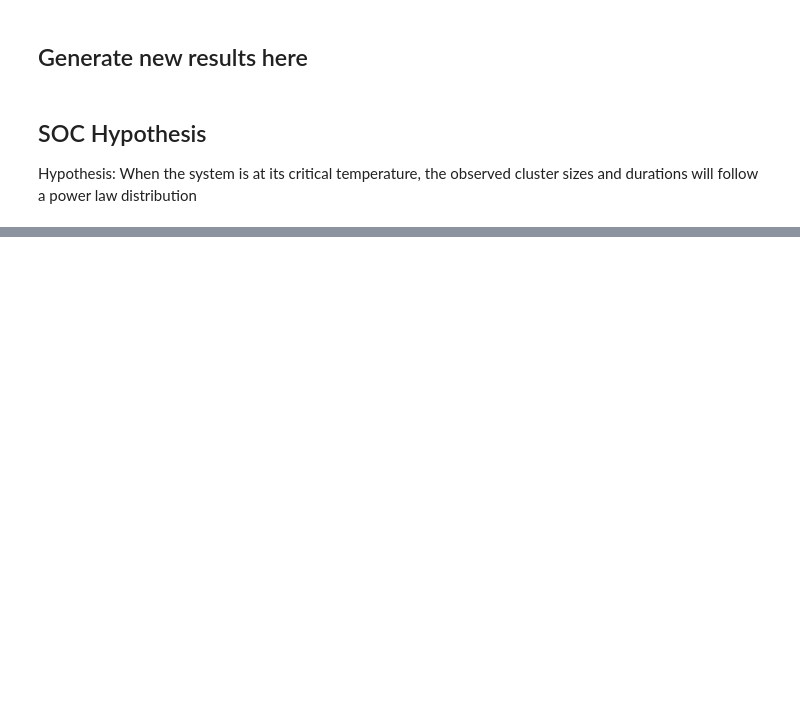
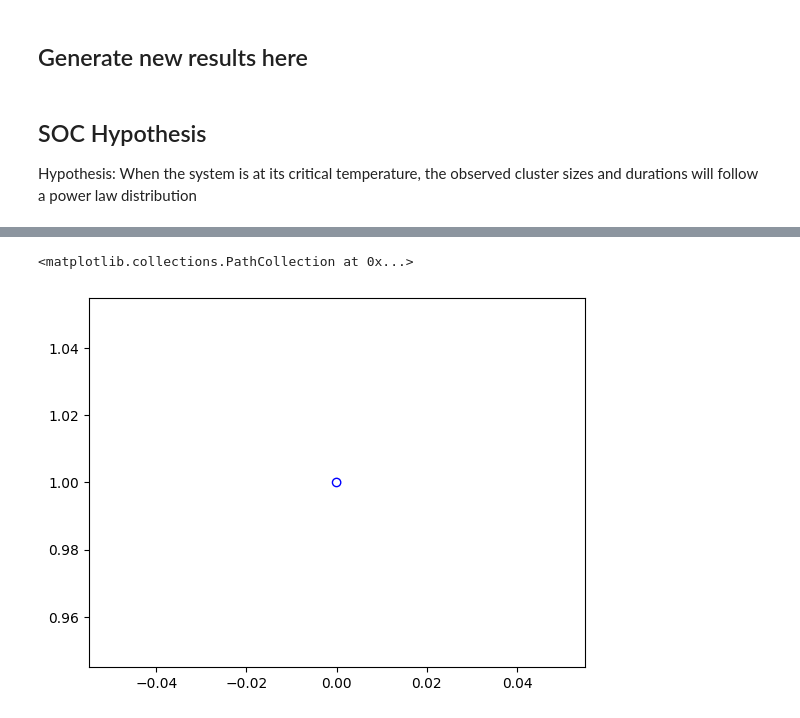
Before and after one commit to jonas4climate/opinion-formation-complexity, a Jupyter notebook: opinion_formation.ipynb, the cells around one changed output, grey strips where cells are left out. Cells and saved outputs as stored; diff of their text form; code cells hidden in the pictures; blank space fills up the shorter version.

```diff
--- a/opinion_formation.ipynb
+++ b/opinion_formation.ipynb
@@ -66,5 +65,5 @@ model.plot_opinion_grid_at_time_t(data,5) # This creates a video in the folder f
 # %%
-opinions = data['opinions'][5].copy()
+opinions = data_copy['opinions'][5].copy()
 opinions[opinions == 1] = 0
 opinions[opinions == -1] = 1
 print(opinions)
@@ -111,4 +108,8 @@ Unique values and counts [0. 1. 2.] [ 1 17  2]
 # %%
 # Step 6 - Plot them to see if their sizes follow power law
+plt.scatter(unique,counts,facecolors='none', edgecolors='blue')
+# %% [output]
+<matplotlib.collections.PathCollection at 0x...>
+[figure, added]
 # %%
 # Step 7 - Verify it with the package powerlaw
```
Also changed, not shown: parts of 9 cells of this notebook, 1 other file.
